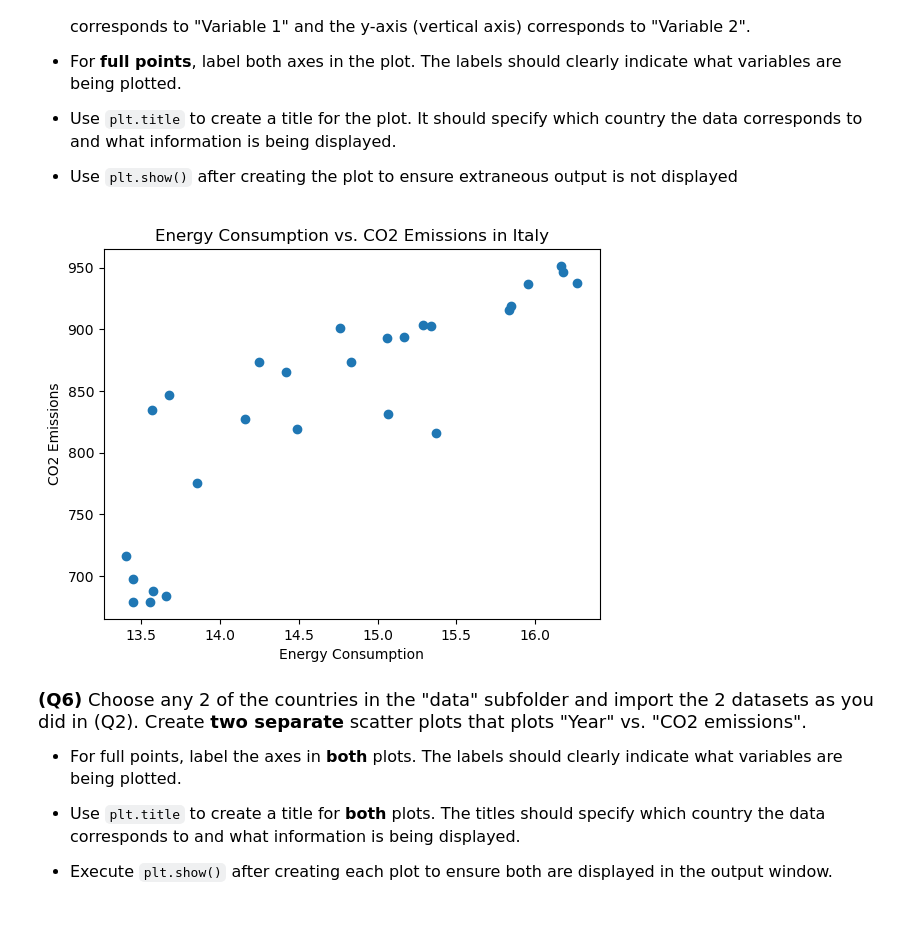
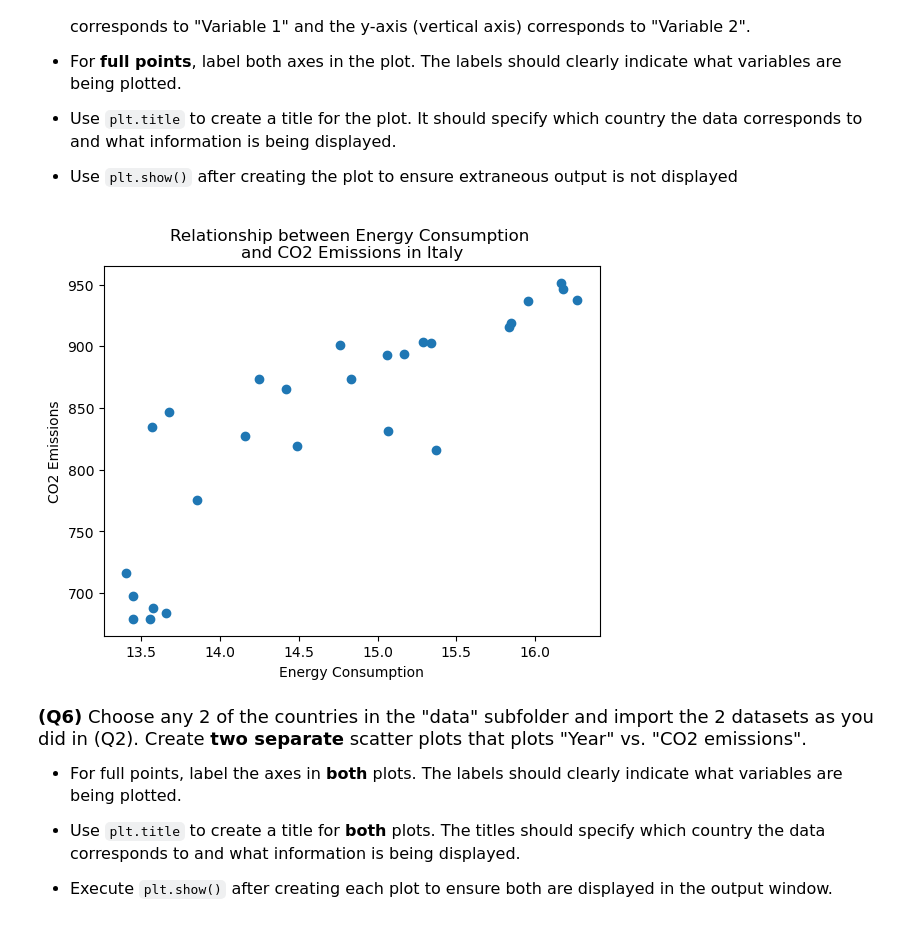
Before and after one commit to miabarnett18/datasci151spring2026, a Jupyter notebook: _assignments/assignment_2/Assignment2 my copy.ipynb, the cells around one changed output. Drawn from its saved outputs; the diff is of its cells as text; code cells hidden in the pictures.

```diff
--- a/_assignments/assignment_2/Assignment2 my copy.ipynb
+++ b/_assignments/assignment_2/Assignment2 my copy.ipynb
@@ -122,22 +122,20 @@ Name: CO2_emission, dtype: float64
 - Use `plt.show()` after creating the plot to ensure extraneous output is not displayed
 # %%
 italy_emissions = pd.read_csv("data/italy_emission.csv")
-plt.scatter(
-    italy_emissions["Energy_consumption"],
-    italy_emissions["CO2_emission"]
-)
+plt.scatter(italy_emissions["Energy_consumption"], italy_emissions["CO2_emission"])
 
 # Label axes
 plt.xlabel("Energy Consumption")
 plt.ylabel("CO2 Emissions")
+# did not put the units on the axes labels because I don't know what they are
 
 # Add title
-plt.title("Energy Consumption vs. CO2 Emissions in Italy")
+plt.title("Relationship between Energy Consumption \nand CO2 Emissions in Italy")
 
 # Show plot
 plt.show()
 # %% [output]
-[figure, old version]
+[figure, new version]
 # %% [markdown]
 <font size = "4">
 
```
Also changed, not shown: parts of 1 cell of this notebook, 1 other file.
